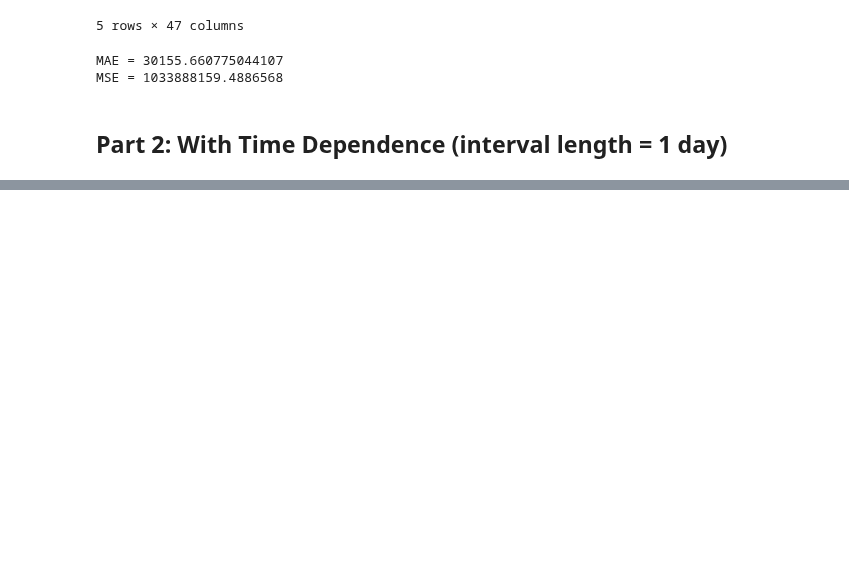
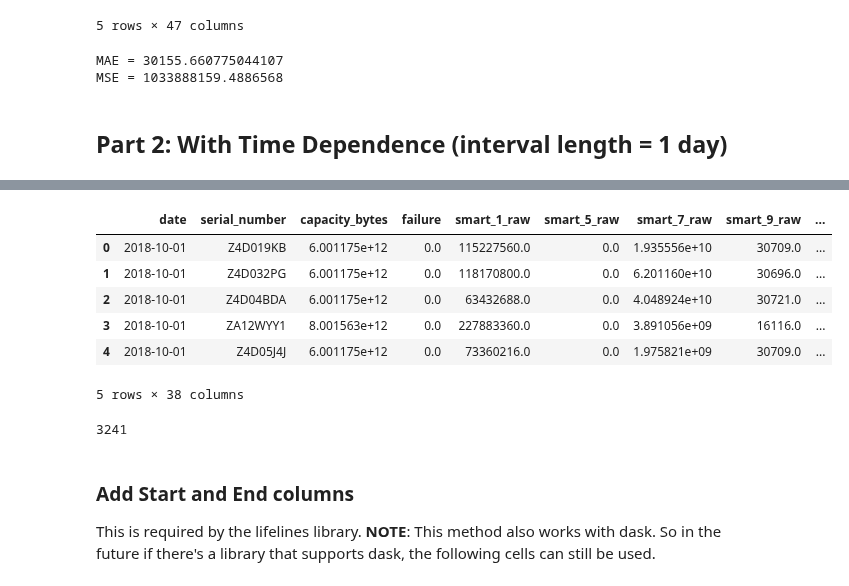
Before and after one commit to aicoe-aiops/ceph_drive_failure, a Jupyter notebook: survival_analysis_exp.ipynb, the cells around one changed output, grey strips where cells are left out. Drawn from its saved outputs; the diff is of its cells as text; code cells hidden in the pictures; blank space fills up the shorter version.

```diff
--- a/survival_analysis_exp.ipynb
+++ b/survival_analysis_exp.ipynb
@@ -446,0 +369,10 @@ gc.collect()
+# %%
+# number of drives to select as the best downsampled set of all working drives
+num_working_to_keep = 300
+# %%
+# scale and cluster data via vanilla kmeans
+scaler = RobustScaler()
+km = KMeans(n_clusters=num_working_to_keep,
+            max_iter=1e6,
+            n_jobs=-1)
+km.fit(scaler.fit_transform(working_features))
@@ -446,0 +383,21 @@ gc.collect()
+# %%
+# serial numbers that are the best representatives of the working class
+working_best_serials = []
+
+# find the serial numbers that were the closest to each cluster center
+for i, c in enumerate(km.cluster_centers_):
+
+    # all the points that belong to this cluster
+    cluster_pts = working_features.iloc[km.labels_==i]
+
+    # distance of each point to the center
+    min_dist_idx = np.argmin(sp.spatial.distance.cdist(cluster_pts, c.reshape(1, -1), metric='euclidean'))
+    working_best_serials.append(cluster_pts.iloc[min_dist_idx].name)
+# %%
+# redefine working df as best representatives from working df
+working_df = df[df['serial_number'].isin(working_best_serials)].compute()
+working_df.shape
+
+# get failed df as it is
+failed_df = df[df['serial_number'].isin(failed_serials)].compute()
+failed_df.shape
@@ -447,3 +409,27 @@ gc.collect()
+# %%
+# combine failed and working data into one df
+# NOTE: need to make sure indices are ignored before concatting o/w pandas will complain
+X_df = pd.concat([working_df, failed_df], axis=0, ignore_index=True)
+X_df.head()
+# %% [output]
+|  | date | serial_number | capacity_bytes | failure | smart_1_raw | smart_5_raw | smart_7_raw | smart_9_raw | ... |
+| 0 | 2018-10-01 | Z4D019KB | 6.001175e+12 | 0.0 | 115227560.0 | 0.0 | 1.935556e+10 | 30709.0 | ... |
+| 1 | 2018-10-01 | Z4D032PG | 6.001175e+12 | 0.0 | 118170800.0 | 0.0 | 6.201160e+10 | 30696.0 | ... |
+| 2 | 2018-10-01 | Z4D04BDA | 6.001175e+12 | 0.0 | 63432688.0 | 0.0 | 4.048924e+10 | 30721.0 | ... |
+| 3 | 2018-10-01 | ZA12WYY1 | 8.001563e+12 | 0.0 | 227883360.0 | 0.0 | 3.891056e+09 | 16116.0 | ... |
+| 4 | 2018-10-01 | Z4D05J4J | 6.001175e+12 | 0.0 | 73360216.0 | 0.0 | 1.975821e+09 | 30709.0 | ... |
+5 rows × 38 columns
+# %%
+# these are massive redundant chunks
+del working_df
+del failed_df
+gc.collect()
+# %% [output]
+3241
+# %% [markdown]
+### Add Start and End columns
+This is required by the lifelines library.
+**NOTE**: This method also works with dask. So in the future if there's a library that supports dask, the following cells can still be used.
 # %%
 def get_start_timedelta(group):
     return group.assign(start=group['date']-group['date'].min())
```
Also changed, not shown: parts of 36 cells of this notebook.
